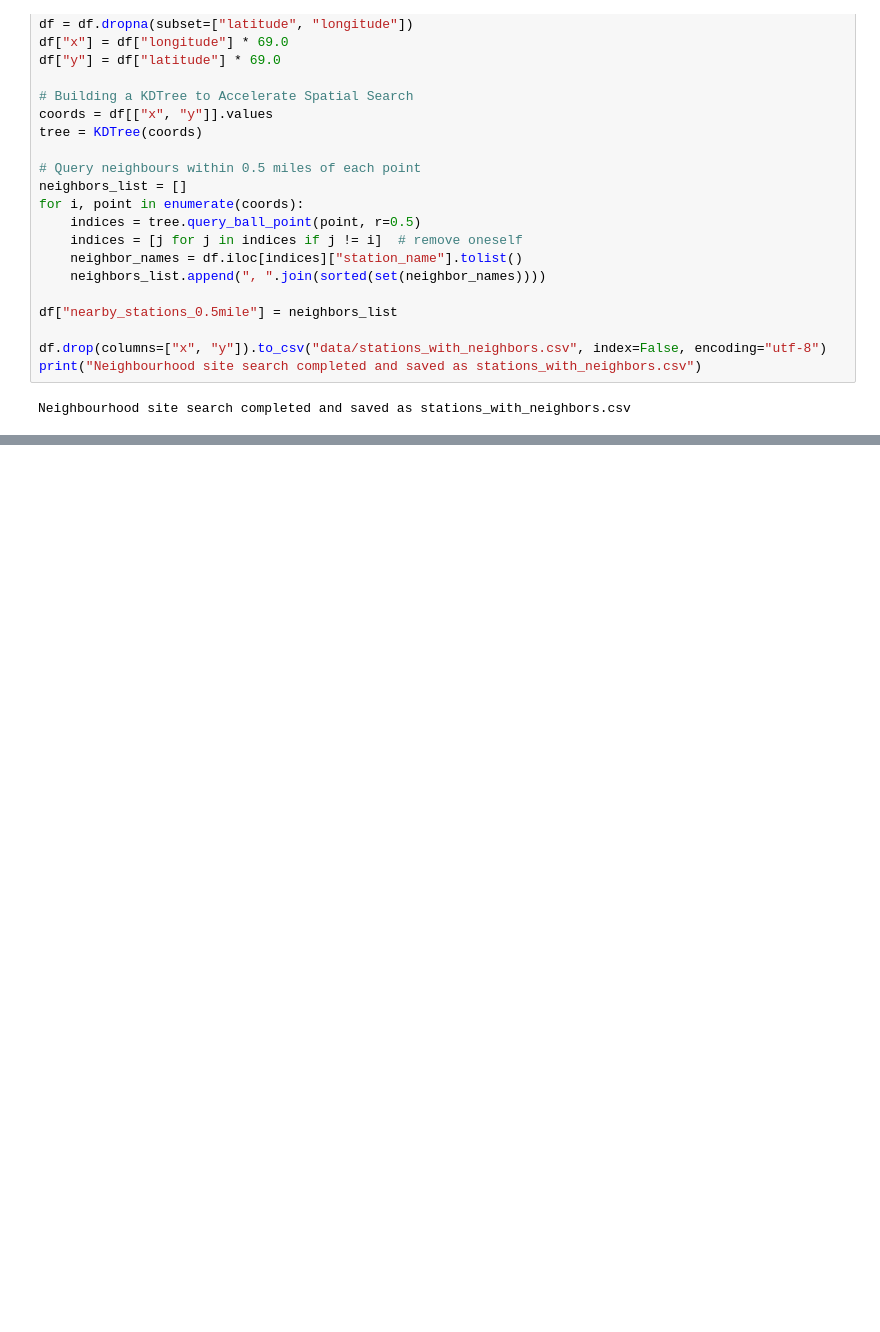
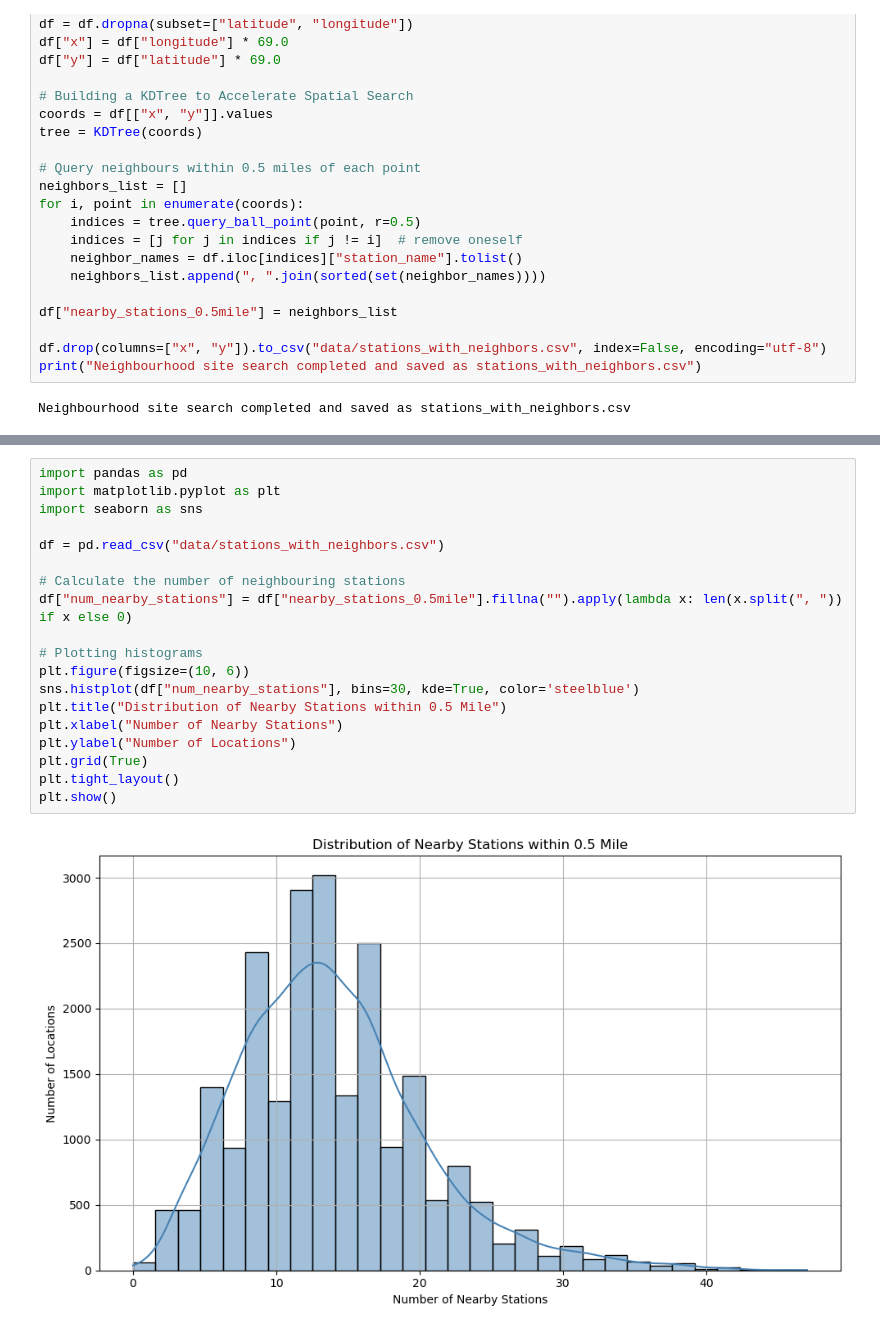
Before and after one commit to Weicher233/Capstone, a Jupyter notebook: Accessibility for TFL.ipynb, the cells around one changed output, grey strips where cells are left out. Cells and saved outputs as stored; diff of their text form; blank space fills up the shorter version.

Commit message:
Plotting two charts

```diff
--- a/Accessibility for TFL.ipynb
+++ b/Accessibility for TFL.ipynb
@@ -372,0 +379,21 @@ Neighbourhood site search completed and saved as stations_with_neighbors.csv
+# %%
+import pandas as pd
+import matplotlib.pyplot as plt
+import seaborn as sns
+
+df = pd.read_csv("data/stations_with_neighbors.csv")
+
+# Calculate the number of neighbouring stations
+df["num_nearby_stations"] = df["nearby_stations_0.5mile"].fillna("").apply(lambda x: len(x.split(", ")) if x else 0)
+
+# Plotting histograms
+plt.figure(figsize=(10, 6))
+sns.histplot(df["num_nearby_stations"], bins=30, kde=True, color='steelblue')
+plt.title("Distribution of Nearby Stations within 0.5 Mile")
+plt.xlabel("Number of Nearby Stations")
+plt.ylabel("Number of Locations")
+plt.grid(True)
+plt.tight_layout()
+plt.show()
+# %% [output]
+[figure, added]
```
Also changed, not shown: parts of 3 cells of this notebook, 1 other file.
